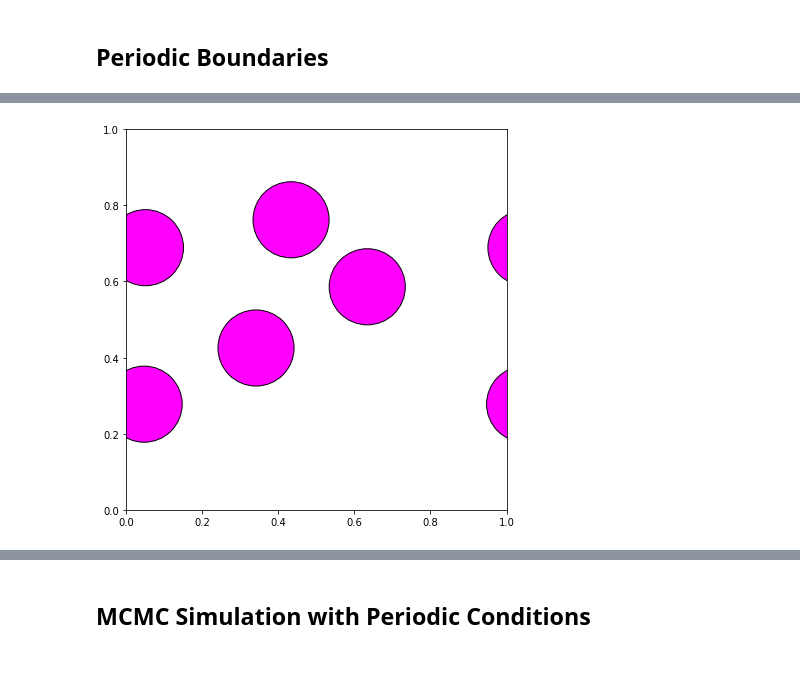
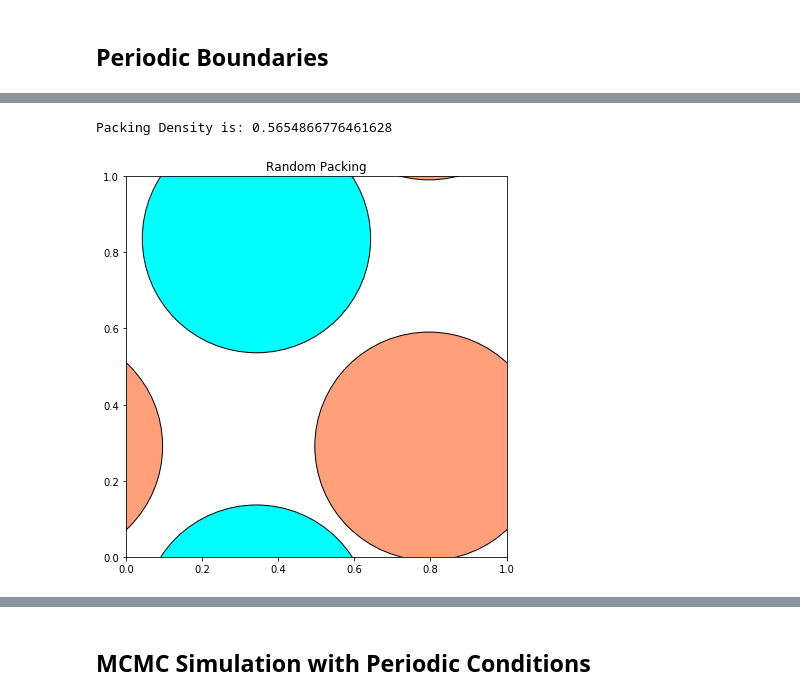
Before and after one commit to itsayushthada/Statistical-Mechanics, a Jupyter notebook: Week03/Assignment.ipynb, the cells around one changed output, grey strips where cells are left out. Saved outputs shown, nothing was run; the diff lists cells and outputs as text; code cells hidden in the pictures; blank space fills up the shorter version.

Commit message:
Uniform Packing Added

```diff
--- a/Week03/Assignment.ipynb
+++ b/Week03/Assignment.ipynb
@@ -12,22 +21,26 @@ distance = lambda p1,p2: np.sqrt(np.sum((p1 - p2)**2, axis=-1))
+# %%
+density = lambda balls, radius:  balls*np.pi*radius*radius
+# %%
+def show_conf(centers, radius, title=None):
+    sampled_color = np.random.choice(colors, size=len(centers), replace=False)
+    for (x,y),color in zip(centers, sampled_color):
+        color = np.random.choice(colors)
+        for dx in range(-1, 2):
+            for dy in range(-1, 2):
+                cir = plt.Circle((x+dx, y+dy), radius=radius, fc=color, ec="black")
+                plt.gca().add_patch(cir)
+    plt.axis("scaled")
+    plt.title(title)
+    plt.axis([0.0, 1.0]*2)
 # %% [markdown]
 ## Periodic Boundaries
-# %%
-def show_conf(centers, radius):
-    color = np.random.choice(colors)
-    for x,y in centers:
-        for dx in range(-1, 2):
-            for dy in range(-1, 2):
-                cir = plt.Circle((x+dx, y+dy), radius=radius, fc=color, ec="black")
-                plt.gca().add_patch(cir)
-    plt.axis("scaled")
-    plt.axis([0.0, 1.0]*2)
-    plt.show()
 # %%
 def sample_disks_direct(balls, radius, pair_idx):
-    coords = np.random.uniform(size=(balls, 2))
-    if np.min(distance(coords[(pair_idx[:,0])], coords[(pair_idx[:,1])])) < 2*radius:
-        return sample_disks_direct(balls, radius, pair_idx)
-    return coords
+    coords = 0
+    while True:
+        coords = np.random.uniform(size=(balls, 2))
+        if np.min(distance(coords[(pair_idx[:,0])], coords[(pair_idx[:,1])])) >= 2*radius:
+            return coords
 # %%
 def direct_sampling(runs, balls, radius):
     pair_idx = np.array(list(combinations(range(0, balls),2)))
@@ -41,6 +48,14 @@ show_conf([[0.9, 0.9]], radius=0.5)
-# %%
-plt.rcParams["figure.figsize"] = 7, 7
-
-show_conf(np.random.uniform(size=(5,2)), radius=0.1)
-# %% [output]
-[figure, removed]
+# %%
+plt.rcParams["figure.figsize"] = 7, 7
+
+runs = 1
+balls = 2
+radius = 0.3
+
+config = direct_sampling(runs, balls, radius)
+show_conf(config, radius, "Random Packing")
+
+print("Packing Density is: {}".format(density(balls, radius)))
+# %% [output]
+Packing Density is: 0.5654866776461628
+[figure, added]
```
Also changed, not shown: parts of 14 cells of this notebook.
